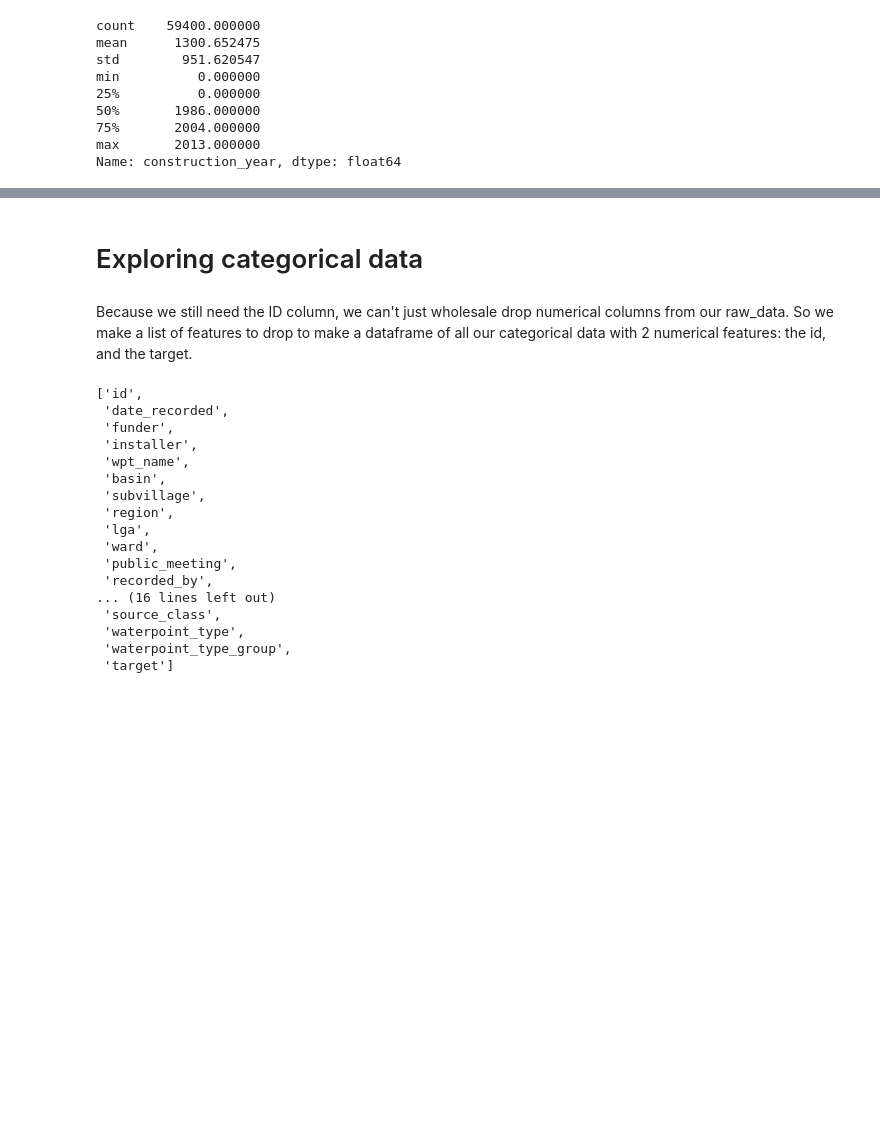
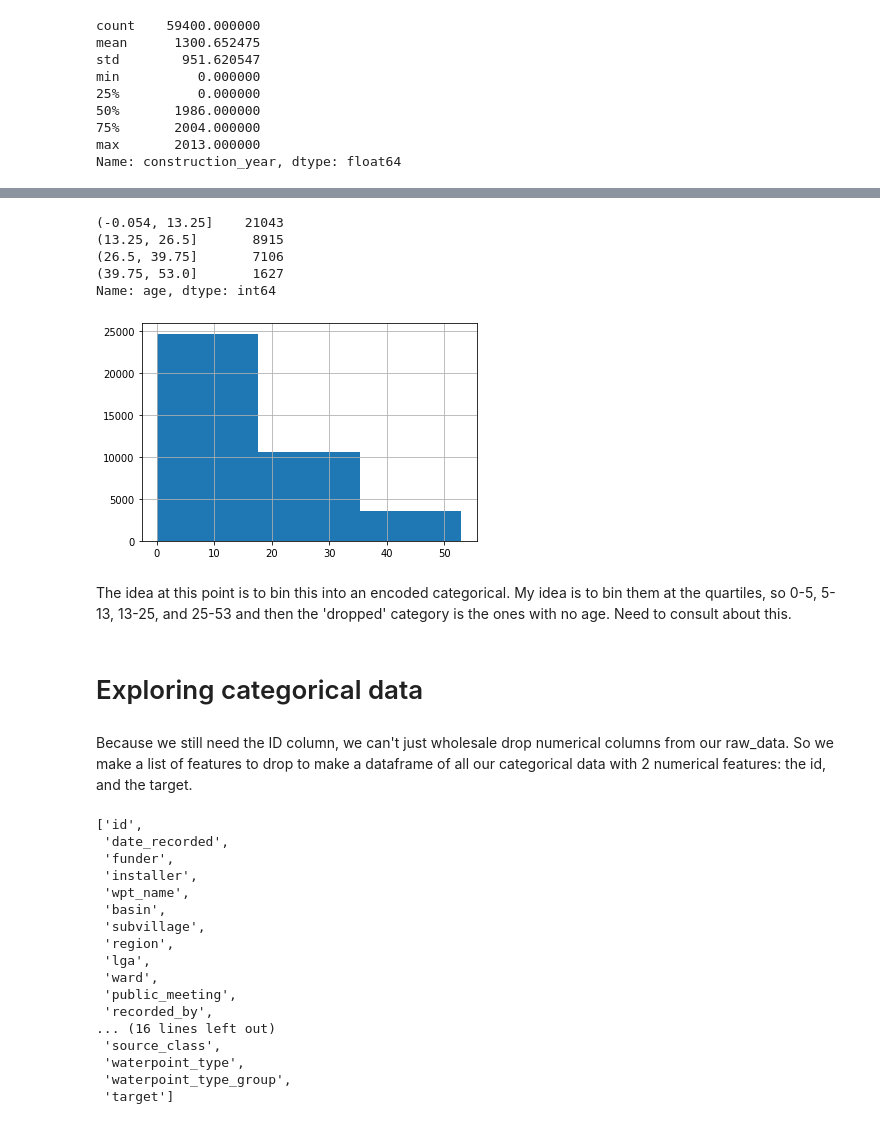
Before and after one commit to brtracy/phase_3_project, a Jupyter notebook: EDA.ipynb, the cells around one changed output, grey strips where cells are left out. Cells and saved outputs as stored; diff of their text form; code cells hidden in the pictures; blank space fills up the shorter version.

Commit message:
halfway through categorical analysis
still have some questions on 2 items from numerical data.

```diff
--- a/EDA.ipynb
+++ b/EDA.ipynb
@@ -999,0 +970,18 @@ What other strategies of handing missing data would be appropriate here?
+# %%
+# add the date_recorded feature to our numerical dataframe
+num_df['date_recorded'] = pd.to_datetime(raw_df.date_recorded)
+
+# extract the year, month and day from the date_recorded into separate features
+num_df['year'] = num_df['date_recorded'].map(lambda x: x.year)
+num_df['month'] = num_df['date_recorded'].map(lambda x: x.month)
+num_df['day'] = num_df['date_recorded'].map(lambda x: x.day)
+
+# helper function to calculate age if we have a construction year
+def calc_age(row):
+    if row['construction_year'] == 0:
+        return 99
+    else:
+        return int(row['year'] - row['construction_year'])
+
+# create new feature 'age' with the helper function
+num_df['age'] = num_df.apply(calc_age, axis=1)
@@ -999,0 +1042,8 @@ What other strategies of handing missing data would be appropriate here?
+# %%
+num_df.loc[num_df[num_df.year == 2002].index, 'year'] = 2012
+num_df.loc[num_df[num_df.year == 2004].index, 'year'] = 2012
+
+num_df['age'] = num_df.apply(calc_age, axis=1)
+
+num_df.drop(['construction_year', 'date_recorded', 'year', 'month', 'day'],
+           axis=1, inplace=True)
@@ -1000,7 +1062,21 @@ What other strategies of handing missing data would be appropriate here?
+# %%
+num_df[num_df.age < 99].age.value_counts(bins=4)
+# %% [output]
+(-0.054, 13.25]    21043
+(13.25, 26.5]       8915
+(26.5, 39.75]       7106
+(39.75, 53.0]       1627
+Name: age, dtype: int64
+# %%
+num_df[num_df.age < 99].age.hist(bins=3);
+# %% [output]
+[figure, added]
+# %% [markdown]
+The idea at this point is to bin this into an encoded categorical. My idea is to bin them at the quartiles, so 0-5, 5-13, 13-25, and 25-53 and then the 'dropped' category is the ones with no age. Need to consult about this.
 # %% [markdown]
 # Exploring categorical data
-# %% [markdown]
-Because we still need the ID column, we can't just wholesale drop numerical columns from our raw_data. So we make a list of features to drop to make a dataframe of all our categorical data with 2 numerical features: the id, and the target.
+# %% [markdown]
+Because we still need the ID column, we can't just wholesale drop numerical columns from our raw_data. So we make a list of features to drop to make a dataframe of all our categorical data with 2 numerical features: the id, and the target.
 # %%
 num_features = ['amount_tsh', 'gps_height', 'longitude', 'latitude',
                'num_private', 'region_code', 'district_code', 'population',
```
Also changed, not shown: parts of 175 cells of this notebook.
